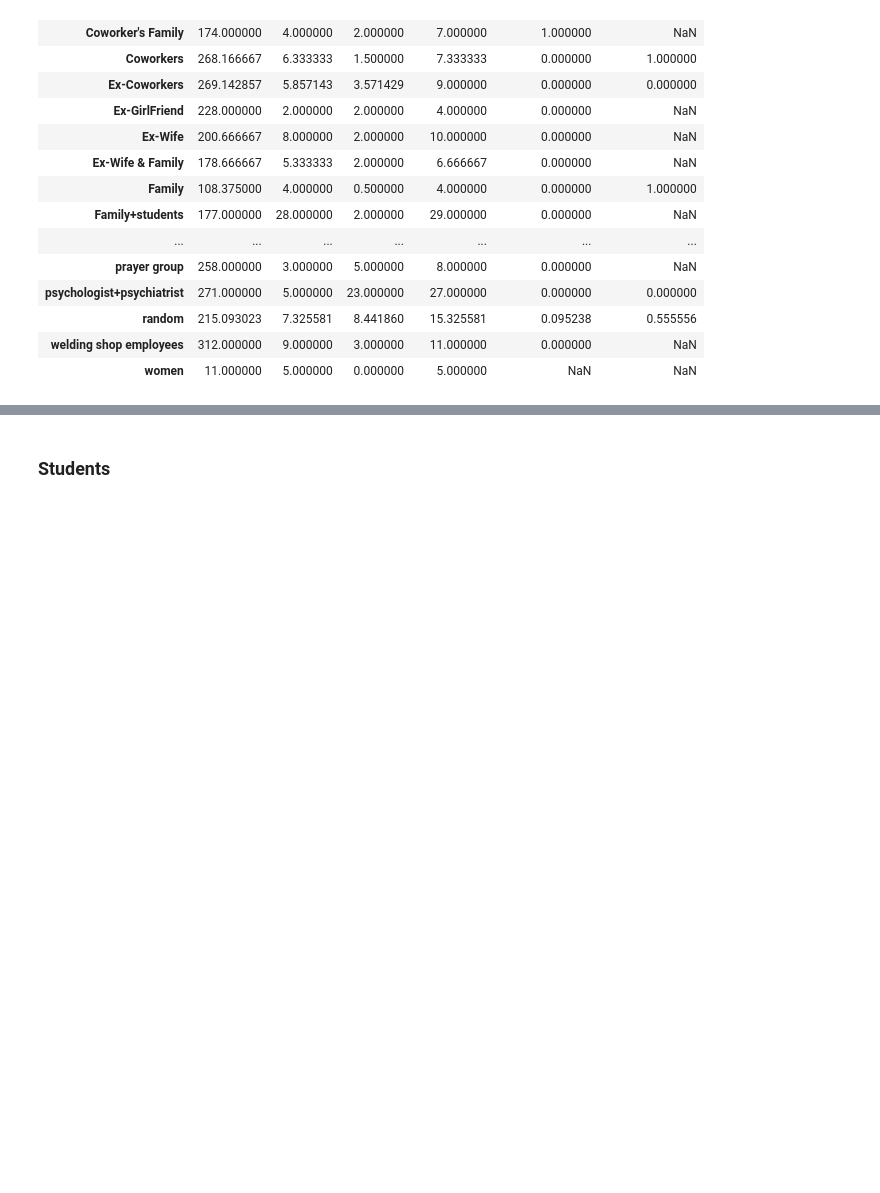
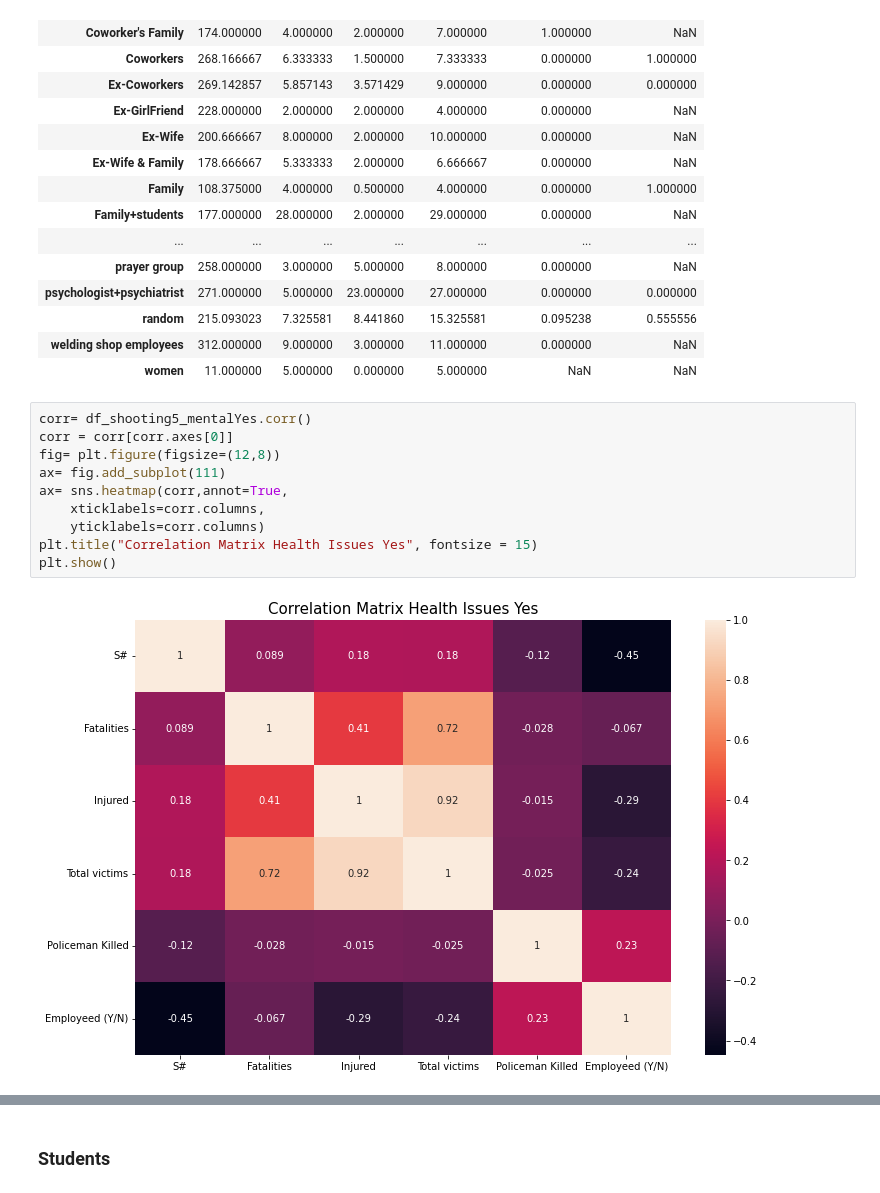
Before and after one commit to panxolopez/proyecto_mineria, a Jupyter notebook: proyecto_v2.ipynb, the cells around one changed output, grey strips where cells are left out. Saved outputs shown, nothing was run; the diff lists cells and outputs as text; blank space fills up the shorter version.

```diff
--- a/proyecto_v2.ipynb
+++ b/proyecto_v2.ipynb
@@ -121,4 +141,16 @@ df_shooting5_mentalYes.groupby(['Target']).mean()
 | random | 215.093023 | 7.325581 | 8.441860 | 15.325581 | 0.095238 | 0.555556 |
 | welding shop employees | 312.000000 | 9.000000 | 3.000000 | 11.000000 | 0.000000 | NaN |
 | women | 11.000000 | 5.000000 | 0.000000 | 5.000000 | NaN | NaN |
+# %%
+corr= df_shooting5_mentalYes.corr()
+corr = corr[corr.axes[0]]
+fig= plt.figure(figsize=(12,8))
+ax= fig.add_subplot(111)
+ax= sns.heatmap(corr,annot=True,
+    xticklabels=corr.columns,
+    yticklabels=corr.columns)
+plt.title("Correlation Matrix Health Issues Yes", fontsize = 15)
+plt.show()
+# %% [output]
+[figure, added]
 # %%
```
Also changed, not shown: parts of 12 cells of this notebook.
